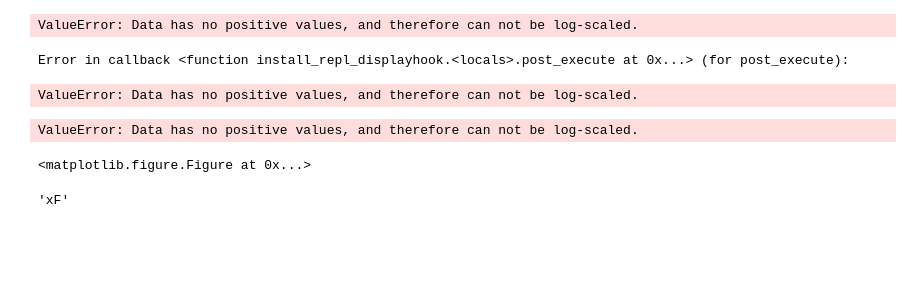
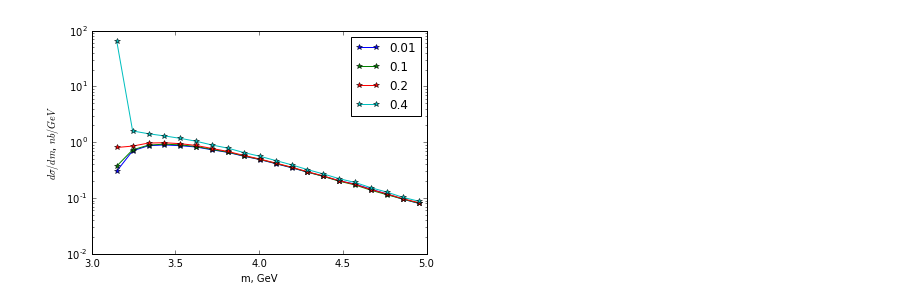
Before and after one commit to alexey-luchinsky/directpsi, a Jupyter notebook: figures/figures.ipynb, the cells around one changed output. Drawn from its saved outputs; the diff is of its cells as text; code cells hidden in the pictures; blank space fills up the shorter version.

Commit message:
more plots

```diff
--- a/figures/figures.ipynb
+++ b/figures/figures.ipynb
@@ -19,3 +32,12 @@ def parse_fileName(fileName):
+# %%
+def load_all_data(path):
+    data=create_data()
+    for file in glob.glob(path+'*.hst'):
+        load_data(data,file)
+    return data
+# %%
+def get_xy_data(data,crit):
+    return list(select_data(data,crit)['data'])[0]
 # %%
-path='/Users/luchinsky/Dropbox/DskD/Work/pp_3/DirectPsi_v5/git_C++/directpsi/build/'
-files=glob.glob(path+"*.hst")
+data=load_all_data('/Users/luchinsky/Dropbox/DskD/Work/pp_3/DirectPsi_v5/git_C++/directpsi/build/A/')
+data
@@ -26,14 +62,20 @@ y=dat['data'][:,1]
-# %%
-plt.plot(x,y,'*-')
-plt.yscale('log')
-plt.xlabel(dat['var'])
-# %% [output]
-ValueError: Data has no positive values, and therefore can not be log-scaled.
-Error in callback <function install_repl_displayhook.<locals>.post_execute at 0x...> (for post_execute):
-ValueError: Data has no positive values, and therefore can not be log-scaled.
-ValueError: Data has no positive values, and therefore can not be log-scaled.
-<matplotlib.figure.Figure at 0x...>
-# %%
-dat['var']
-# %% [output]
-'xF'
+# %%
+var='m'
+delta001=0.01
+delta02=0.2
+delta01=0.1
+delta04=0.4
+tab001=get_xy_data(data,{'var':var,'delta':delta001})
+tab01=get_xy_data(data,{'var':var,'delta':delta01})
+tab02=get_xy_data(data,{'var':var,'delta':delta02})
+tab04=get_xy_data(data,{'var':var,'delta':delta04})
+# %%
+plt.plot(tab001[:,0],tab001[:,1],'*-',label=delta001)
+plt.plot(tab01[:,0],tab01[:,1],'*-',label=delta01)
+plt.plot(tab02[:,0],tab02[:,1],'*-',label=delta02)
+plt.plot(tab04[:,0],tab04[:,1],'*-',label=delta04)
+plt.yscale('log')
+plt.legend()
+plt.xlabel(var+', GeV'); plt.ylabel(r'$d\sigma/dm$, $nb/GeV$');
+# %% [output]
+[figure, added]
```
Also changed, not shown: parts of 6 cells of this notebook, 1 other file.
